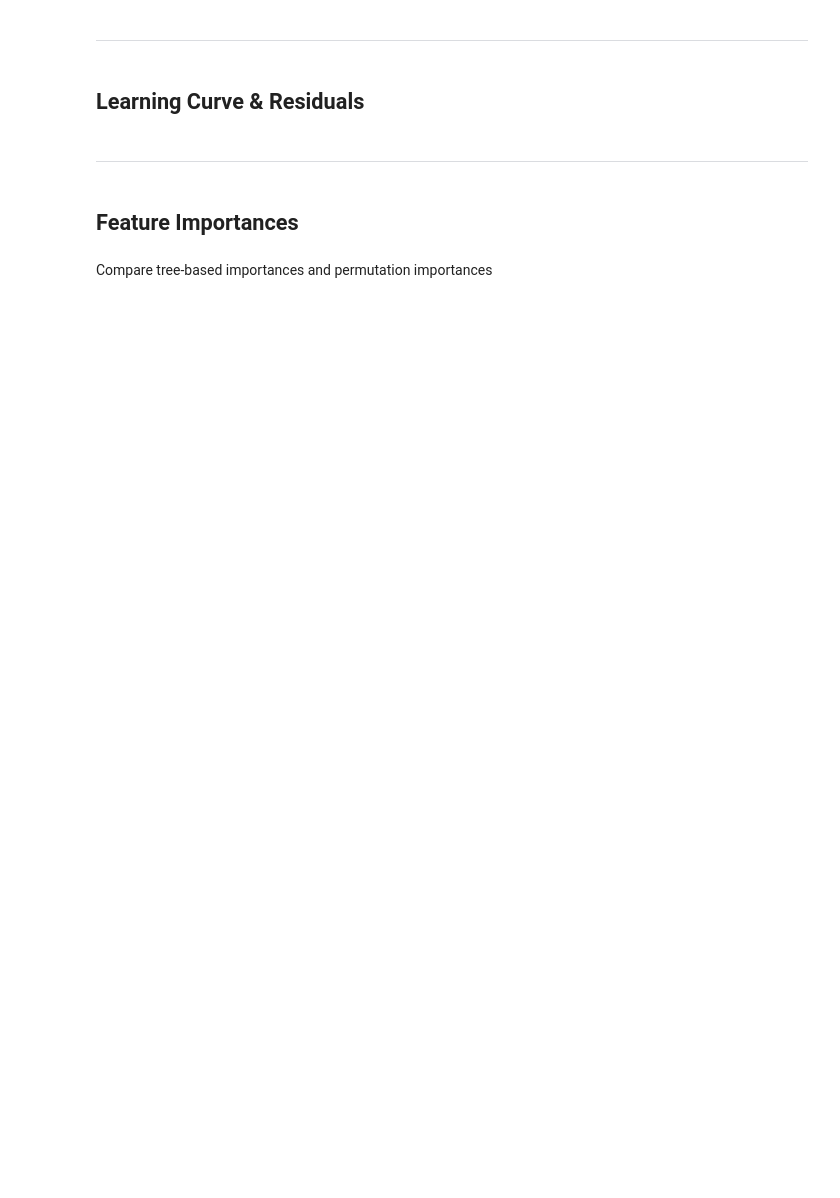
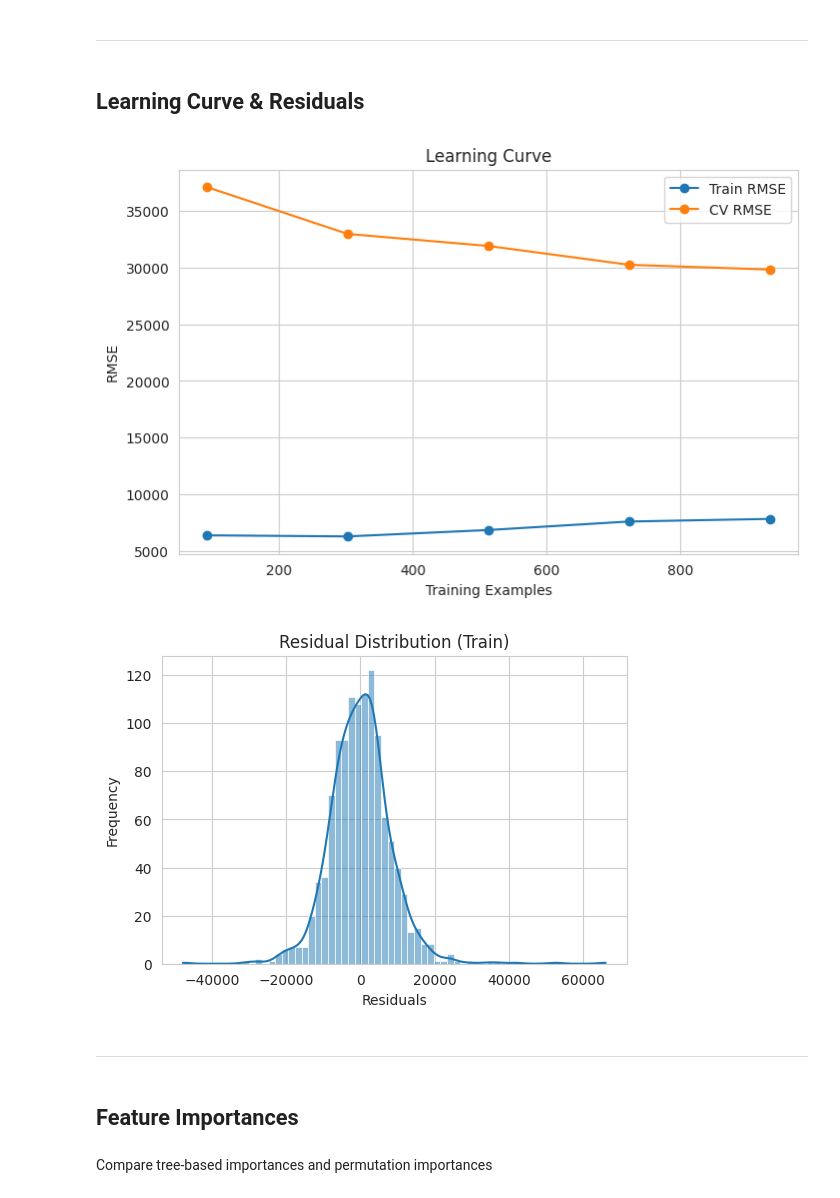
Before and after one commit to micmic210/heritage-housing-issues, a Jupyter notebook: jupyter_notebooks/ModelingAndEvaluation.ipynb, the cells around one changed output. Drawn from its saved outputs; the diff is of its cells as text; code cells hidden in the pictures; blank space fills up the shorter version.

Commit message:
Add final model evaluation results and predictions for inherited houses

```diff
--- a/jupyter_notebooks/ModelingAndEvaluation.ipynb
+++ b/jupyter_notebooks/ModelingAndEvaluation.ipynb
@@ -200,34 +244,58 @@ plt.show()
 # %% [markdown]
 ## Learning Curve & Residuals
 # %%
+from sklearn.model_selection import learning_curve
+import numpy as np
+import matplotlib.pyplot as plt
+import seaborn as sns
+import os
+
+# Create output directory for plots
+os.makedirs("docs/plots", exist_ok=True)
+
+# Generate learning curve
 train_sizes, train_scores, test_scores = learning_curve(
     final_pipe,
     X_train,
     y_train,
     cv=5,
     scoring="neg_root_mean_squared_error",
     train_sizes=np.linspace(0.1, 1.0, 5),
     n_jobs=-1,
 )
+
+# Convert negative RMSE to positive
 train_rmse = -train_scores
 test_rmse = -test_scores
+
+# Plot learning curve
 plt.figure(figsize=(8, 5))
 plt.plot(train_sizes, train_rmse.mean(axis=1), "o-", label="Train RMSE")
 plt.plot(train_sizes, test_rmse.mean(axis=1), "o-", label="CV RMSE")
 plt.xlabel("Training Examples")
 plt.ylabel("RMSE")
+plt.title("Learning Curve")
 plt.legend()
-plt.title("Learning Curve")
+plt.grid(True)
 plt.savefig("docs/plots/learning_curve.png", bbox_inches="tight")
 plt.show()
 
-# Residuals
-residuals = y_test - final_pipe.predict(X_test)
+# Residuals on training set (since y_test is not available)
+y_pred_train = final_pipe.predict(X_train)
+residuals = y_train - y_pred_train
+
+# Plot residual distribution
 plt.figure(figsize=(6, 4))
 sns.histplot(residuals, kde=True)
-plt.title("Residual Distribution (Test)")
+plt.title("Residual Distribution (Train)")
+plt.xlabel("Residuals")
+plt.ylabel("Frequency")
+plt.grid(True)
 plt.savefig("docs/plots/residuals.png", bbox_inches="tight")
 plt.show()
+# %% [output]
+[figure, added]
+[figure, added]
 # %% [markdown]
 ---
 # %% [markdown]
```
Also changed, not shown: parts of 15 cells of this notebook, 6 other files.
